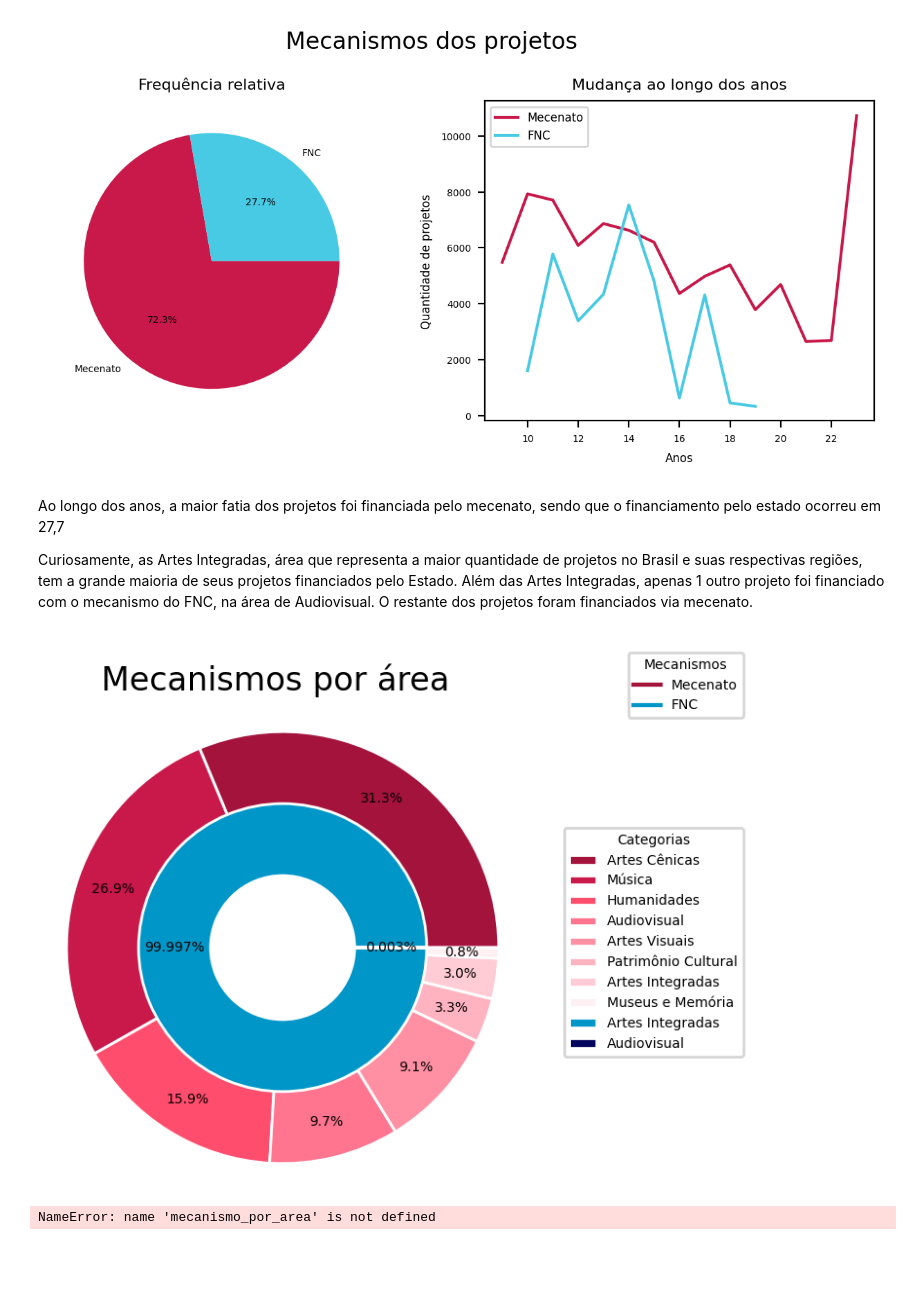
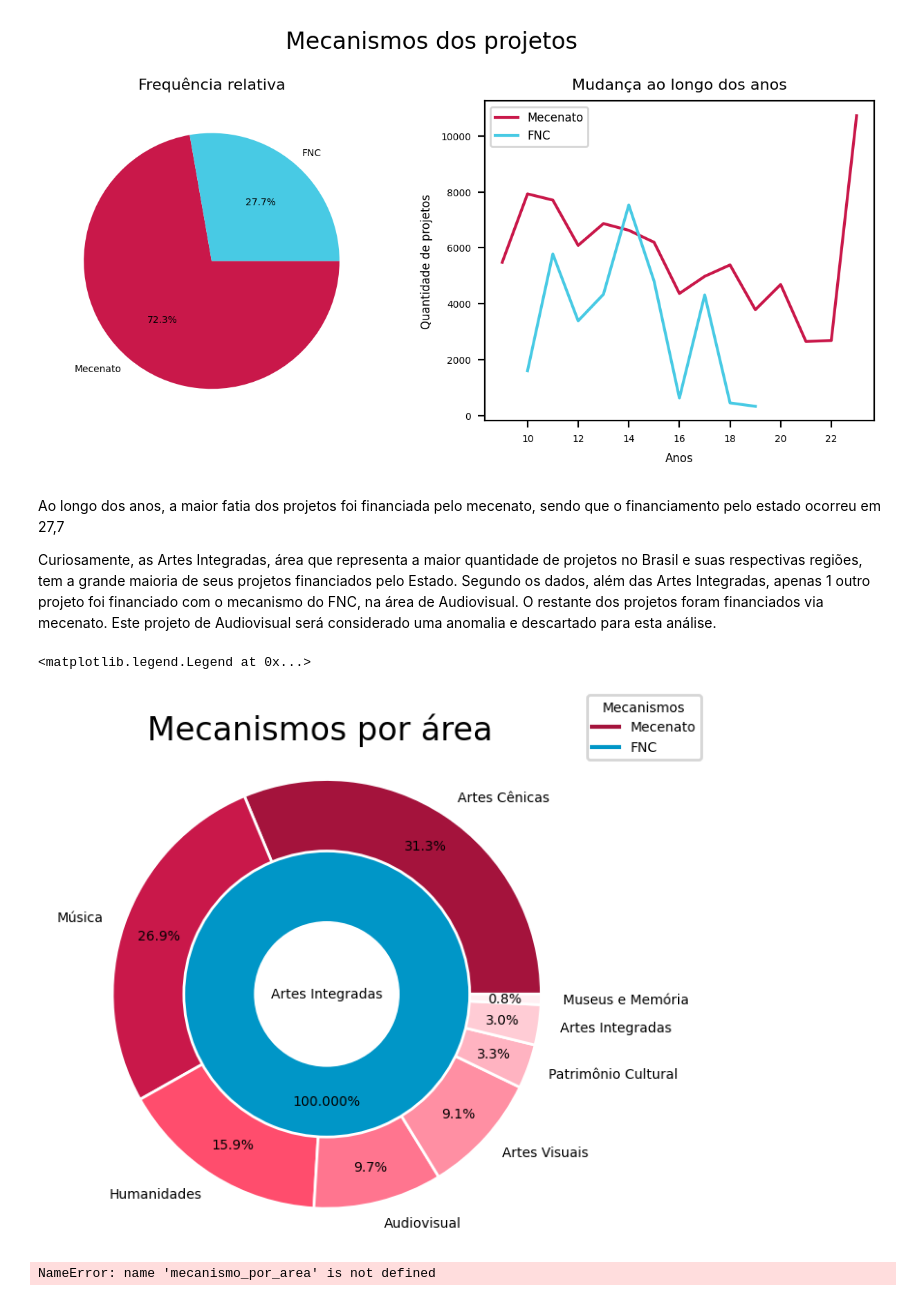
Before and after one commit to lorenaaxbastos/santander-coders-projects, a Jupyter notebook: Unit 2 - Programming Techniques I (PY)/Projeto EDA - Análise do Dataset da Lei Rouanet.ipynb, the cells around one changed output. Drawn from its saved outputs; the diff is of its cells as text; code cells hidden in the pictures; blank space fills up the shorter version.

Commit message:
fix get rid of anomaly (a single project using FNC in audiovisual)

```diff
--- a/Unit 2 - Programming Techniques I (PY)/Projeto EDA - Análise do Dataset da Lei Rouanet.ipynb
+++ b/Unit 2 - Programming Techniques I (PY)/Projeto EDA - Análise do Dataset da Lei Rouanet.ipynb
@@ -455,45 +455,52 @@ plt.ylabel("Quantidade de projetos", fontsize=6);
 # %% [markdown]
 Ao longo dos anos, a maior fatia dos projetos foi financiada pelo mecenato, sendo que o financiamento pelo estado ocorreu em 27,7
 
-Curiosamente, as Artes Integradas, área que representa a maior quantidade de projetos no Brasil e suas respectivas regiões, tem a grande maioria de seus projetos financiados pelo Estado. Além das Artes Integradas, apenas 1 outro projeto foi financiado com o mecanismo do FNC, na área de Audiovisual. O restante dos projetos foram financiados via mecenato.
+Curiosamente, as Artes Integradas, área que representa a maior quantidade de projetos no Brasil e suas respectivas regiões, tem a grande maioria de seus projetos financiados pelo Estado. Segundo os dados, além das Artes Integradas, apenas 1 outro projeto foi financiado com o mecanismo do FNC, na área de Audiovisual. O restante dos projetos foram financiados via mecenato. Este projeto de Audiovisual será considerado uma anomalia e descartado para esta análise.
 # %%
 mecenatos_por_area = projetos[projetos["mecanismo"] == "Mecenato"]["area"].value_counts().sort_values(ascending=False)
-fnc_por_area = projetos[projetos["mecanismo"] == "FNC"]["area"].value_counts().sort_values(ascending=False)
+
+# desconsiderar anomalia (apenas 1 projeto de Audiovisual no FNC)
+# fnc_por_area = projetos[projetos["mecanismo"] == "FNC"]["area"].value_counts().sort_values(ascending=False)["Artes Integradas"]
+
+fnc_por_area = projetos[projetos["mecanismo"] == "FNC"]["area"].value_counts()[:1]
 # %%
 cores = ["#a4133c", "#c9184a", "#ff4d6d", "#ff758f",
           "#ff8fa3", "#ffb3c1", "#ffccd5", "#fff0f3"]
 
 plt.rcParams.update({"font.size": 5})
 
 fig, ax = plt.subplots(figsize=(3, 3), dpi=200)
 plt.suptitle("Mecanismos por área", fontsize=12)
 
 ax.pie(
     mecenatos_por_area,
+    labels=mecenatos_por_area.index,
     autopct="%1.1f%%",
     pctdistance=0.83,
     colors=cores,
     radius=1.2,
     wedgeprops=dict(width=0.5, edgecolor='w')
 )
 
 ax.pie(
     fnc_por_area,
+    labels=fnc_por_area.index,
+    labeldistance=0,
+    textprops=dict(ha="center"),
+    startangle=90,
     autopct="%1.3f%%",
     pctdistance=0.75,
     colors=["#0096c7", "#03045e"],
     radius=0.8,
     wedgeprops=dict(width=0.4, edgecolor='w')
 )
 
 mecenatos, = ax.plot(mecenatos_por_area, label='Mecenato', color="#a4133c")
 fncs, = ax.plot(fnc_por_area, label='FNC', color="#0096c7")
-fig.legend(handles=[mecenatos, fncs], title='Mecanismos', loc="upper right", bbox_to_anchor=(1.3, 1), borderaxespad=0)
-
-legendas = list(mecenatos_por_area.index) + list(fnc_por_area.index)
-fig.legend(legendas, title='Categorias', loc='upper right', bbox_to_anchor=(1.3, 0.7), borderaxespad=0);
+fig.legend(handles=[mecenatos, fncs], title='Mecanismos', loc="upper right")
 # %% [output]
+<matplotlib.legend.Legend at 0x...>
-[figure, old version]
+[figure, new version]
 # %%
 display(mecanismo_por_area)
 
```
